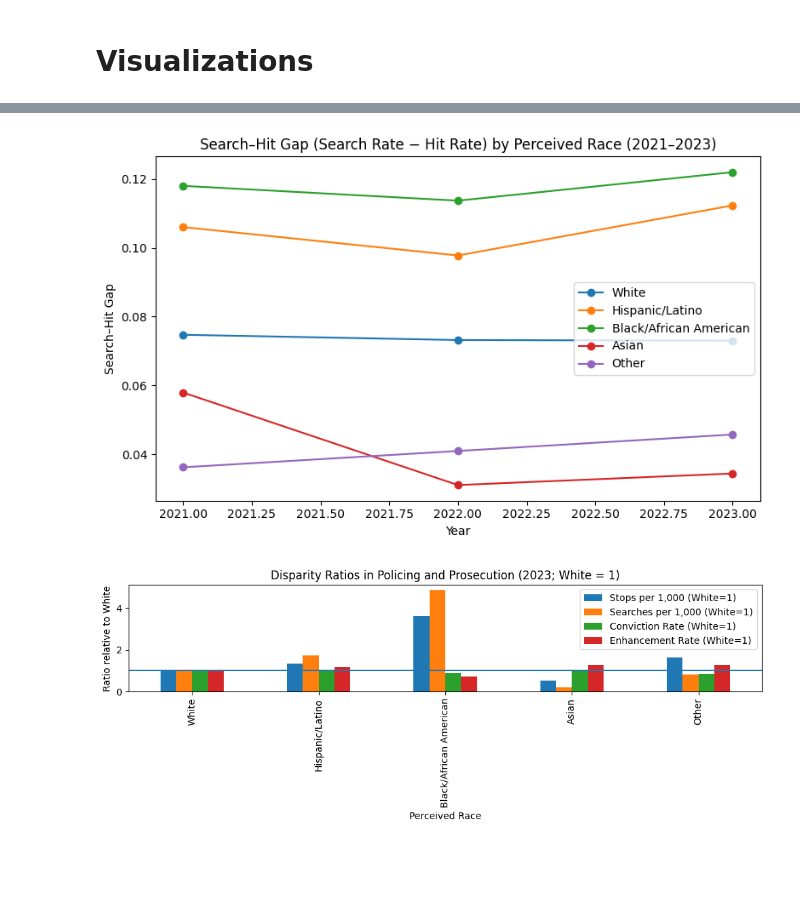
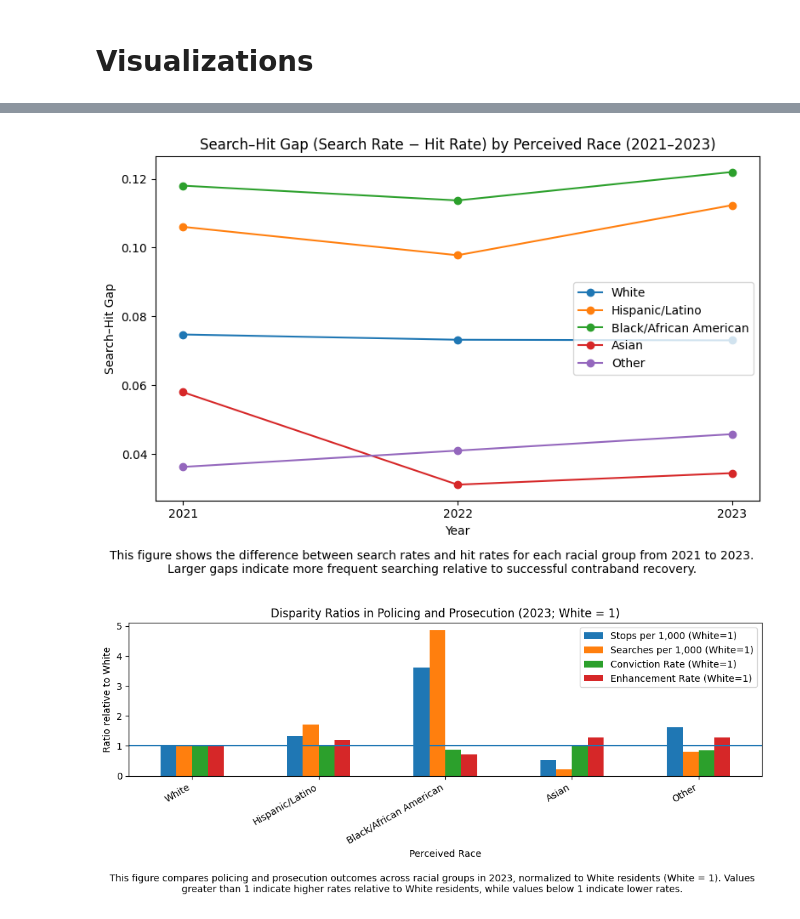
Before and after one commit to laurenbchu/honors-thesis, a Jupyter notebook: notebooks/Data_Analysis.ipynb, the cells around one changed output, grey strips where cells are left out. Drawn from its saved outputs; the diff is of its cells as text; code cells hidden in the pictures; blank space fills up the shorter version.

```diff
--- a/notebooks/Data_Analysis.ipynb
+++ b/notebooks/Data_Analysis.ipynb
@@ -375,12 +377,22 @@ def finish_plot(filename=None):
 plt.figure(figsize=(8, 5))
 for race in race_order:
     d = analysis[analysis["Perceived Race"] == race].sort_values("Year")
-    if len(d) > 0:
-        plt.plot(d["Year"], d["Stops per 1,000"], marker="o", label=race)
+    plt.plot(d["Year"], d["Stops per 1,000"], marker="o", label=race)
 
 plt.title("Stops per 1,000 Residents by Perceived Race (2021–2023)")
 plt.xlabel("Year")
 plt.ylabel("Stops per 1,000 (2020 Census baseline)")
 plt.legend()
+
+plt.figtext(
+    0.5, -0.05,
+    "This figure shows how often people in each racial group are stopped overall in Orange County from 2021 to 2023. "
+    "Rates are expressed as stops per 1,000 residents, which adjusts for differences in population sizes.",
+    ha="center",
+    fontsize=10,
+    wrap=True
+)
+
+plt.xticks([2021, 2022, 2023])
 finish_plot("01_stops_per_1000_trend.png")
 # %% [output]
@@ -436,19 +483,30 @@ finish_plot("04_hit_rate_trend.png")
 # %%
 # Mismatch over time: Search–Hit Gap (line chart)
 
 plt.figure(figsize=(8, 5))
 for race in race_order:
     d = analysis[analysis["Perceived Race"] == race].sort_values("Year")
     if len(d) > 0:
         plt.plot(d["Year"], d["Search–Hit Gap"], marker="o", label=race)
 
 plt.title("Search–Hit Gap (Search Rate − Hit Rate) by Perceived Race (2021–2023)")
 plt.xlabel("Year")
 plt.ylabel("Search–Hit Gap")
 plt.legend()
+
+plt.figtext(
+    0.5, -0.05,
+    "This figure shows the difference between search rates and hit rates for each racial group from 2021 to 2023. "
+    "Larger gaps indicate more frequent searching relative to successful contraband recovery.",
+    ha="center",
+    fontsize=10,
+    wrap=True
+)
+
+plt.xticks([2021, 2022, 2023])
 finish_plot("05_search_hit_gap_trend.png")
 # %% [output]
-[figure, old version]
+[figure, new version]
 # %%
 # 2023 headline disparities: White-normalized ratios (bar chart)
 
@@ -467,9 +525,20 @@ plt.axhline(1.0)
 plt.title("Disparity Ratios in Policing and Prosecution (2023; White = 1)")
 plt.xlabel("Perceived Race")
 plt.ylabel("Ratio relative to White")
+
+plt.figtext(
+    0.5, -0.08,
+    "This figure compares policing and prosecution outcomes across racial groups in 2023, normalized to White residents "
+    "(White = 1). Values greater than 1 indicate higher rates relative to White residents, while values below 1 indicate lower rates.",
+    ha="center",
+    fontsize=10,
+    wrap=True
+)
+
+plt.xticks(rotation=30, ha="right")
 finish_plot("06_white_normalized_2023.png")
 # %% [output]
-[figure, old version]
+[figure, new version]
 # %%
 # 2021 vs 2023 comparison: Stops per 1,000 (White=1) (side-by-side bars)
 
```
Also changed, not shown: parts of 10 cells of this notebook.
